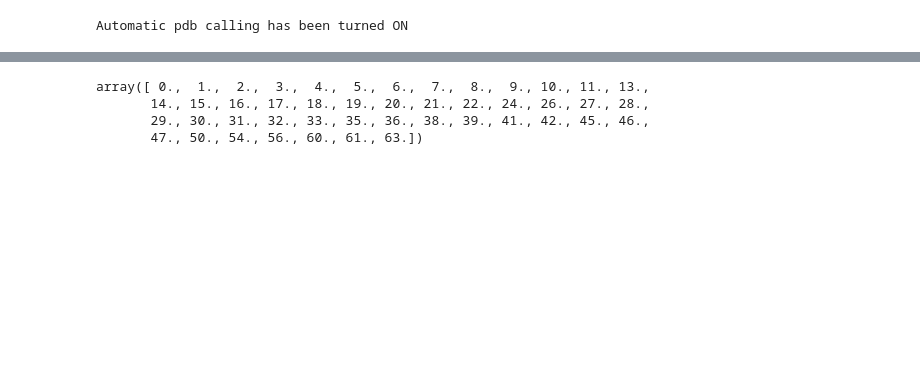
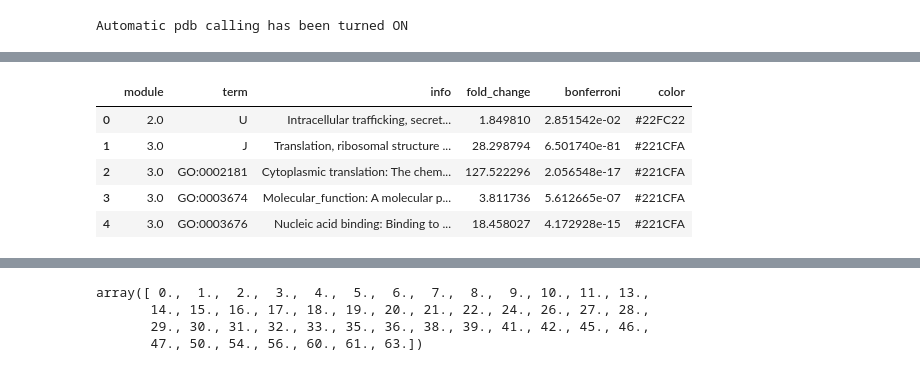
Before and after one commit to ltsypin/TGNE-2022, a Jupyter notebook: TGNE/enrichment/enrichment.ipynb, the cells around one changed output, grey strips where cells are left out. Saved outputs shown, nothing was run; the diff lists cells and outputs as text; code cells hidden in the pictures; blank space fills up the shorter version.

```diff
--- a/TGNE/enrichment/enrichment.ipynb
+++ b/TGNE/enrichment/enrichment.ipynb
@@ -274,0 +292,2 @@ enrich_full_nn2 = get_enrichment_df(lldf_nn2, 'full', complete_annotation, outfi
+# %%
+enrich_full_nn3 = pd.read_csv('./test_nn3_full_enrichment.csv')
@@ -274,0 +332,15 @@ enrich_full_nn2 = get_enrichment_df(lldf_nn2, 'full', complete_annotation, outfi
+# %%
+palette64 = """
+black\n#FA002E\n#22FC22\n#221CFA\n#FF3DD6\n#FFDA00\n#00FEFB\n#F48684\n#CEB4FE\n#FFFFE5\n#0D933D\n#CC00F8\n#800D5D\n#F10084\n#22267A\n#0DADFF\n#CBFD71\n#9A761C\n#F96C00\n#6399A6\n#FFBCDA\n#8D0DA3\n#F79F26\n#00FFBF\n#A37CFB\n#F68EEB\n#720D0D\n#F163AA\n#7E926A\n#826386\n#B41C32\n#9BEBCE\n#E2DB83\n#56D4FA\n#E6E2FB\n#925D58\n#F7C3A7\n#62E970\n#220DBD\n#5583BB\n#7EA01C\n#CDFDB6\n#FD00FB\n#B30D97\n#F5FF00\n#DD77FD\n#4282FC\n#BBA6A4\n#0D8068\n#AB5F26\n#F7C26E\n#9EFE00\n#9B2EFD\n#C56887\n#FD3D68\n#ABF2FD\n#835FAC\n#FF16B1\n#325371\n#CA16CA\n#D26322\n#AFCFFE\n#91A1FA\nfloralwhite
+""".split()
+# %%
+colors = [palette64[int(m)] for m in enrich_full_nn3['module'].values]
+enrich_full_nn3['color'] = colors
+enrich_full_nn3.head()
+# %% [output]
+|  | module | term | info | fold_change | bonferroni | color |
+| 0 | 2.0 | U | Intracellular trafficking, secret... | 1.849810 | 2.851542e-02 | #22FC22 |
+| 1 | 3.0 | J | Translation, ribosomal structure ... | 28.298794 | 6.501740e-81 | #221CFA |
+| 2 | 3.0 | GO:0002181 | Cytoplasmic translation: The chem... | 127.522296 | 2.056548e-17 | #221CFA |
+| 3 | 3.0 | GO:0003674 | Molecular_function: A molecular p... | 3.811736 | 5.612665e-07 | #221CFA |
+| 4 | 3.0 | GO:0003676 | Nucleic acid binding: Binding to ... | 18.458027 | 4.172928e-15 | #221CFA |
```
Also changed, not shown: parts of 17 cells of this notebook, 1 other file.
